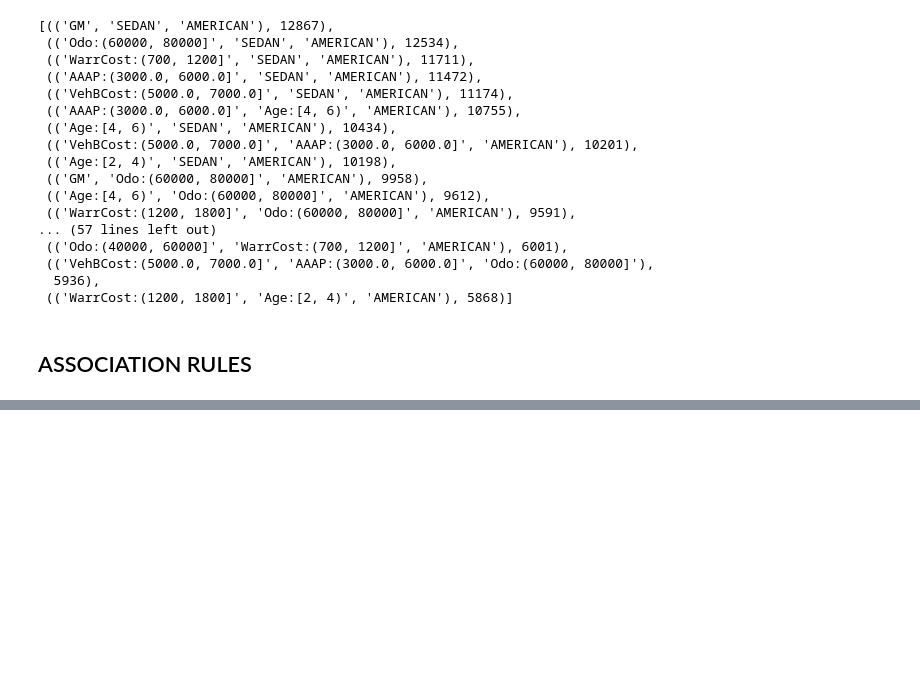
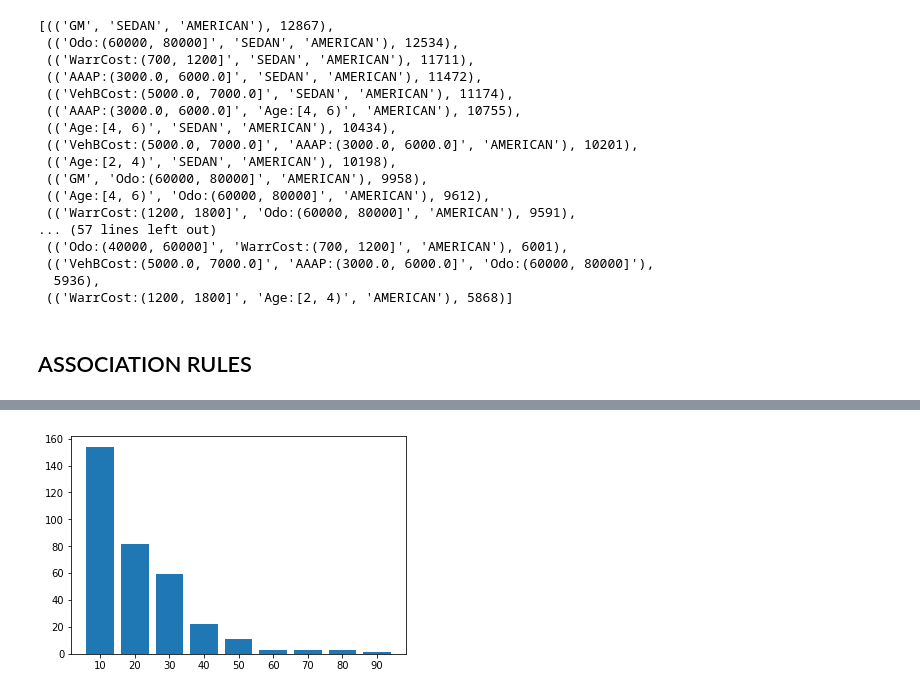
Before and after one commit to andybbruno/DataMining, a Jupyter notebook: PatternMining.ipynb, the cells around one changed output, grey strips where cells are left out. Cells and saved outputs as stored; diff of their text form; code cells hidden in the pictures; blank space fills up the shorter version.

```diff
--- a/PatternMining.ipynb
+++ b/PatternMining.ipynb
@@ -346,0 +448,17 @@ itemsets2
+# %%
+#Numero di regole prodotte all'aumentare del livello di confidenza
+
+height = [154, 82, 59, 22, 11, 3, 3, 3, 1]
+bars = ('10', '20', '30', '40', '50', '60', '70', '80', '90')
+y_pos = np.arange(len(bars))
+
+# Create bars
+plt.bar(y_pos, height)
+
+# Create names on the x-axis
+plt.xticks(y_pos, bars)
+
+# Show graphic
+plt.show()
+# %% [output]
+[figure, added]
```
Also changed, not shown: parts of 12 cells of this notebook.
